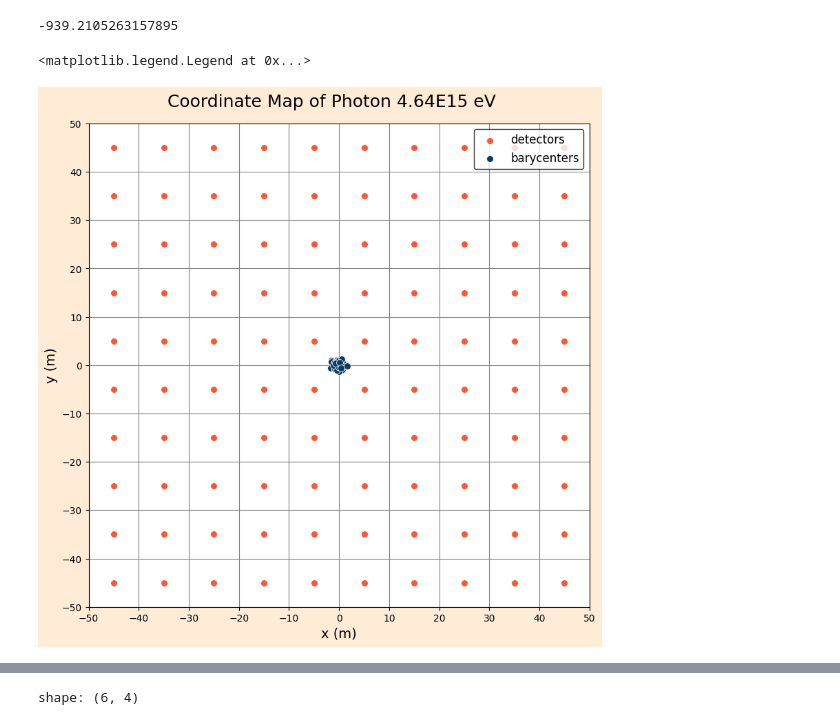
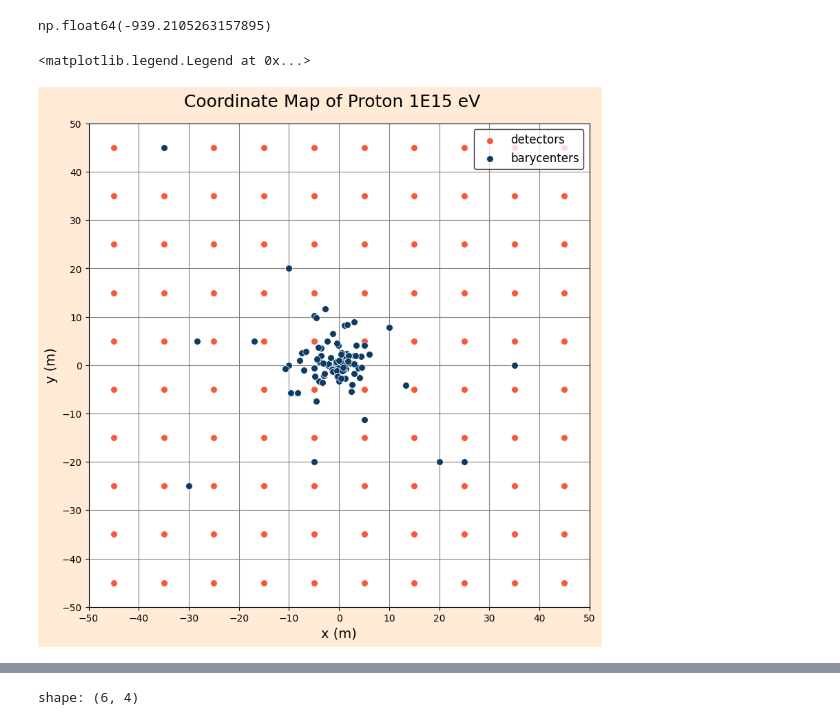
Before and after one commit to lucas-orfei/mestrado, a Jupyter notebook: array_10x10.ipynb, the cells around one changed output, grey strips where cells are left out. Saved outputs shown, nothing was run; the diff lists cells and outputs as text; code cells hidden in the pictures.

```diff
--- a/array_10x10.ipynb
+++ b/array_10x10.ipynb
@@ -6,13 +6,19 @@ import seaborn as sns
 # %%
 # Leitura do arquivo
 
-arquivo = 'photon4.64E15_array'
+arquivo = 'tratados_10x10det/proton/proton1E15_array'
 
 df = pl.read_csv(arquivo, has_header= False).filter(pl.col('column_1').str.contains('TRIG'))
 
 df = df.with_columns(pl.col("column_1").str.split(" ").alias("split_column"))
 df = df.with_columns(pl.col("split_column").list.get(0).alias("TRIG"))
-df = df.with_columns(pl.col("split_column").list.get(1).cast(pl.Int64).alias("count"))
+df = df.with_columns(pl.col("split_column").list.get(1).cast(pl.Int64).alias("positrons"))
+df = df.with_columns(pl.col("split_column").list.get(2).cast(pl.Int64).alias("electrons"))
+df = df.with_columns(pl.col("split_column").list.get(3).cast(pl.Int64).alias("muons_plus"))
+df = df.with_columns(pl.col("split_column").list.get(4).cast(pl.Int64).alias("muons_minus"))
+df = df.with_columns(
+    (pl.col("positrons") + pl.col("electrons") + pl.col("muons_plus") + pl.col("muons_minus")).alias("total_particles")
+)
 
 df
 # %% [output]
@@ -39,7 +40,9 @@ shape: (10_000, 4)
 import re
 def formatar_string(s):
 
-    match = re.match(r'([a-zA-Z]+)([0-9]+(?:\.[0-9]+)?[Ee][0-9]+)', s)
+    nome_arquivo = s.split('/')[-1]
+
+    match = re.match(r'([a-zA-Z]+)([0-9]+(?:\.[0-9]+)?[Ee][0-9]+)', nome_arquivo)
 
     if match:
 
@@ -48,7 +51,7 @@ def formatar_string(s):
 
         return f'{palavra} {numero}'
     else:
-        return s
+        return nome_arquivo
 
 name = formatar_string(arquivo)
 name
@@ -57,10 +60,10 @@ name
 # %%
 # Transformação das contagens de partículas em listas e na média de contagens
 
-df2 = df.group_by('TRIG').agg(pl.col("count")).sort(
-    pl.col("TRIG").str.extract(r"TRIG([0-9]*)", 1).cast(int)
+df2 = df.group_by('TRIG').agg(pl.col('total_particles')).sort(
+    pl.col('TRIG').str.extract(r"TRIG([0-9]*)", 1).cast(int)
 )
-df2 = df2.with_columns(mean_count = pl.col('count').list.mean())
+df2 = df2.with_columns(mean_particles = pl.col('total_particles').list.mean())
 df2
 # %% [output]
 shape: (100, 3)
@@ -85,7 +83,7 @@ shape: (100, 3)
 # %%
 # Lista dos TRIGS com valores da média
 
-trigs = df2['mean_count'].to_list()
+trigs = df2['mean_particles'].to_list()
 # %%
 # Posição dos tanques
 
@@ -158,8 +156,8 @@ Text(62.722222222222214, 0.5, 'y (m)')
 # %%
 # O primeiro índice é o trig do tanque, e o segundo é o evento. Apenas um exemplo
-df2['count'][0][0]*x_det[0]+df2['count'][1][0]*x_det[1]+ df2['count'][2][0]*x_det[2]/(df2['count'][0][0]+df2['count'][1][0]+df2['count'][2][0])
+#df2['count'][0][0]*x_det[0]+df2['count'][1][0]*x_det[1]+ df2['count'][2][0]*x_det[2]/(df2['count'][0][0]+df2['count'][1][0]+df2['count'][2][0])
 # %% [output]
--939.2105263157895
+np.float64(-939.2105263157895)
 # %%
 # Posição dos baricentros
 x_b = [0] * len(trigs)
@@ -170,38 +168,38 @@ for i in range(len(trigs)):
         numerator1 = 0
         denominator = 0
         for j in range(len(trigs)):
-                numerator += (df2['count'][j][i]*x_det[j])
-                numerator1 += (df2['count'][j][i]*y_det[j])
-                denominator += (df2['count'][j][i])
+                numerator += (df2['total_particles'][j][i]*x_det[j])
+                numerator1 += (df2['total_particles'][j][i]*y_det[j])
+                denominator += (df2['total_particles'][j][i])
                 if denominator != 0:
                     x_b[i] = numerator / denominator
                     y_b[i] = numerator1 / denominator
                 else:
                     x_b[i] = 0
                     y_b[i] = 0
 
 fig, ax = plt.subplots(1, 1, figsize = (8, 8), facecolor = '#FFEBD6')
 fig.suptitle('Coordinate Map of ' + str(name) + ' eV', size = 18)
 fig.tight_layout()
 ax.set_axisbelow(True)
 ax.yaxis.grid(color='gray', linestyle='-')
 ax.xaxis.grid(color='gray', linestyle='-')
 
 sns.scatterplot(x = x_det, y = y_det, ax = ax, color = '#F95738', s = 50)
 sns.scatterplot(x = x_b, y = y_b, ax = ax, color = '#0D3B66',s = 50)
 
 plt.xticks(ticks=[-50, -40, -30, -20, -10, 0, 10, 20, 30, 40, 50])
 plt.yticks(ticks=[-50, -40, -30, -20, -10, 0, 10, 20, 30, 40, 50])
 ax.set_xlabel('x (m)', size = 14)
 ax.set_ylabel('y (m)', size = 14)
 
 
 ax.legend(['detectors', 'barycenters'], edgecolor = 'black', fontsize = 12, loc = 1)
 
 #plt.savefig('plots/map_' + str(arquivo) + '.png',bbox_inches = 'tight', dpi = 300)
 # %% [output]
 <matplotlib.legend.Legend at 0x...>
-[figure, old version]
+[figure, new version]
 # %%
 # Criação de arquivo de dados para construir a função de distribuição lateral
 
```
Also changed, not shown: parts of 8 cells of this notebook.
